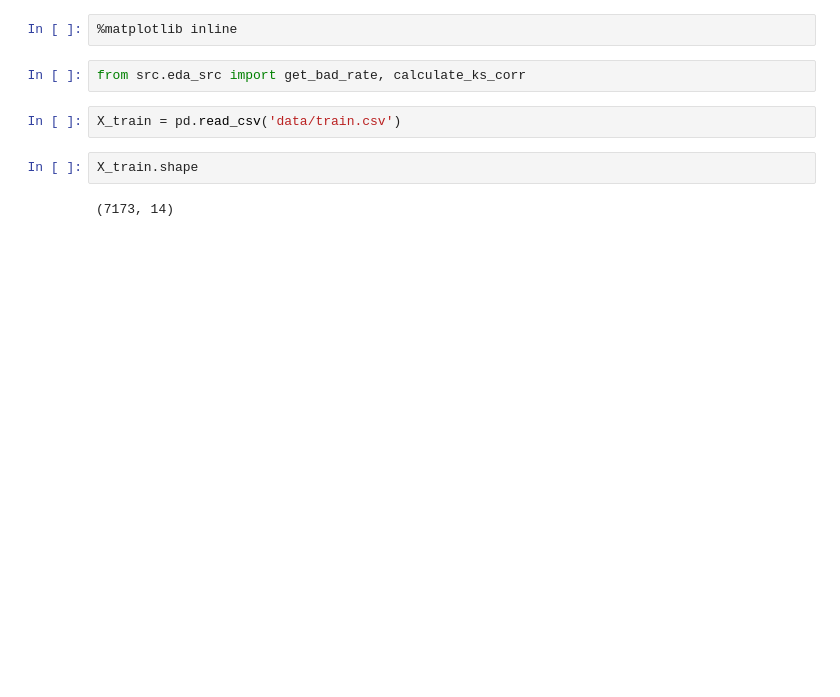
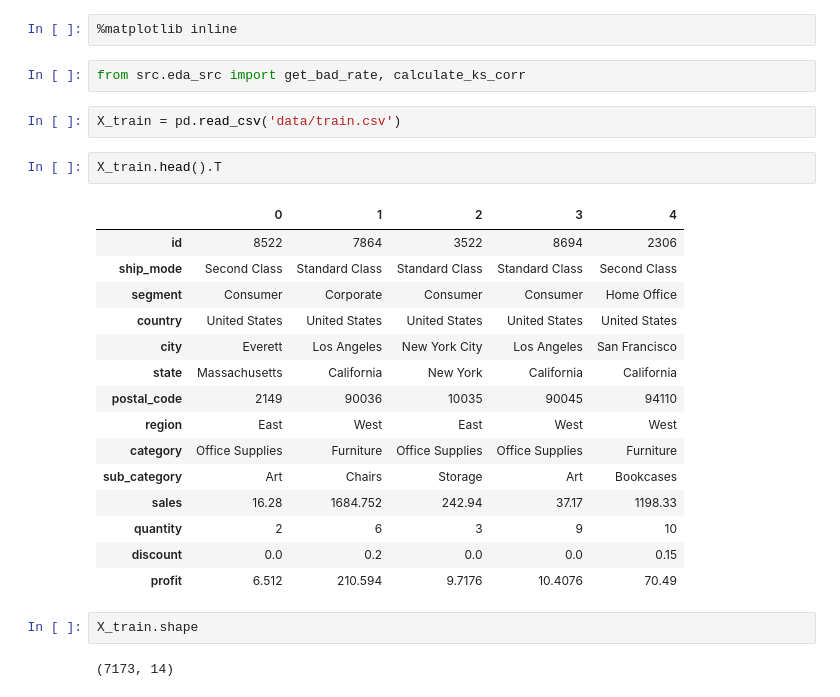
Before and after one commit to GuilhermeFreitas09/superstore-profit-prediction, a Jupyter notebook: eda.ipynb, the cells around one changed output. Drawn from its saved outputs; the diff is of its cells as text; blank space fills up the shorter version.

```diff
--- a/eda.ipynb
+++ b/eda.ipynb
@@ -12,6 +13,24 @@ warnings.filterwarnings(action="ignore")
 from src.eda_src import get_bad_rate, calculate_ks_corr
 # %%
 X_train = pd.read_csv('data/train.csv')
+# %%
+X_train.head().T
+# %% [output]
+|  | 0 | 1 | 2 | 3 | 4 |
+| id | 8522 | 7864 | 3522 | 8694 | 2306 |
+| ship_mode | Second Class | Standard Class | Standard Class | Standard Class | Second Class |
+| segment | Consumer | Corporate | Consumer | Consumer | Home Office |
+| country | United States | United States | United States | United States | United States |
+| city | Everett | Los Angeles | New York City | Los Angeles | San Francisco |
+| state | Massachusetts | California | New York | California | California |
+| postal_code | 2149 | 90036 | 10035 | 90045 | 94110 |
+| region | East | West | East | West | West |
+| category | Office Supplies | Furniture | Office Supplies | Office Supplies | Furniture |
+| sub_category | Art | Chairs | Storage | Art | Bookcases |
+| sales | 16.28 | 1684.752 | 242.94 | 37.17 | 1198.33 |
+| quantity | 2 | 6 | 3 | 9 | 10 |
+| discount | 0.0 | 0.2 | 0.0 | 0.0 | 0.15 |
+| profit | 6.512 | 210.594 | 9.7176 | 10.4076 | 70.49 |
 # %%
 X_train.shape
 # %% [output]
```
Also changed, not shown: parts of 16 cells of this notebook, 2 other files.
